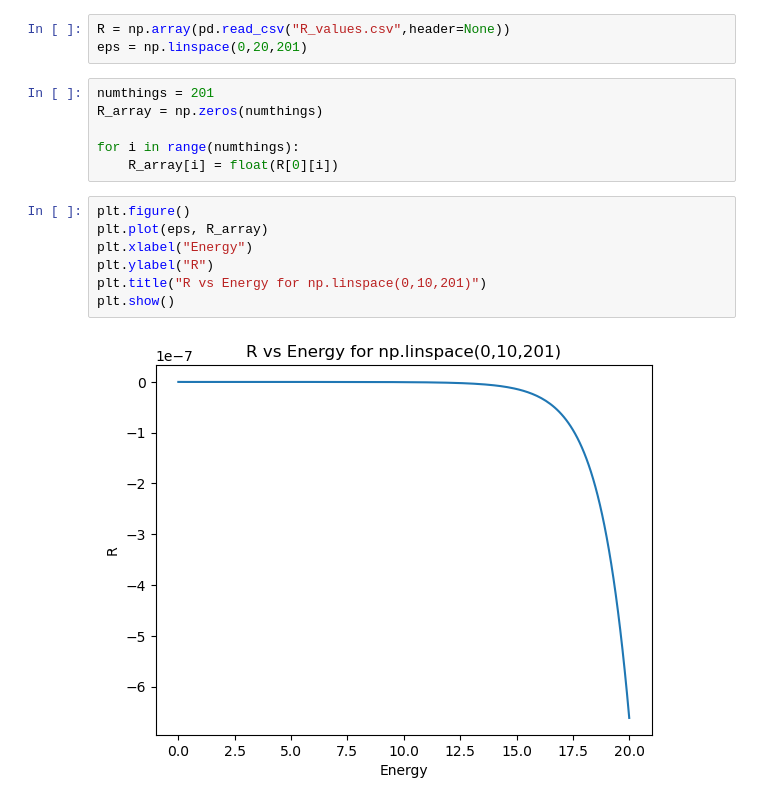
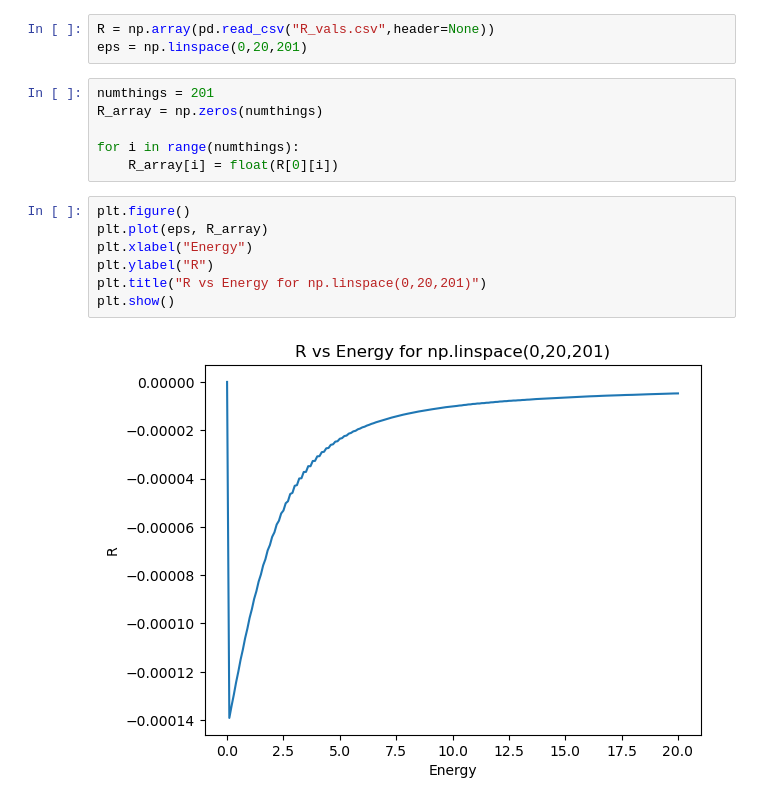
Before and after one commit to nuLABatUSD/QKESolveCPP, a Jupyter notebook: analyze_R.ipynb, the cells around one changed output. Saved outputs shown, nothing was run; the diff lists cells and outputs as text.

```diff
--- a/analyze_R.ipynb
+++ b/analyze_R.ipynb
@@ -4,7 +4,7 @@ import pandas as pd
 import matplotlib.pyplot as plt
 import math
 # %%
-R = np.array(pd.read_csv("R_values.csv",header=None))
+R = np.array(pd.read_csv("R_vals.csv",header=None))
 eps = np.linspace(0,20,201)
 # %%
 numthings = 201
@@ -15,9 +15,9 @@ for i in range(numthings):
 # %%
 plt.figure()
 plt.plot(eps, R_array)
 plt.xlabel("Energy")
 plt.ylabel("R")
-plt.title("R vs Energy for np.linspace(0,10,201)")
+plt.title("R vs Energy for np.linspace(0,20,201)")
 plt.show()
 # %% [output]
-[figure, old version]
+[figure, new version]
```
Also changed, not shown: parts of 5 cells of this notebook, 6 other files.
